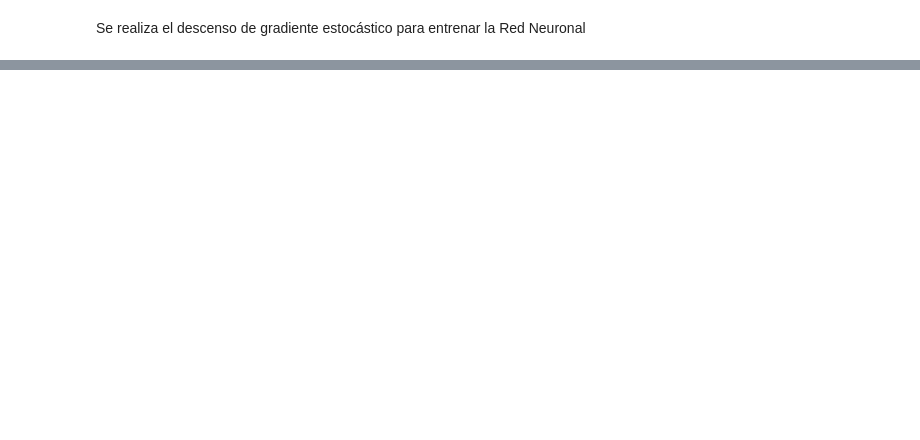
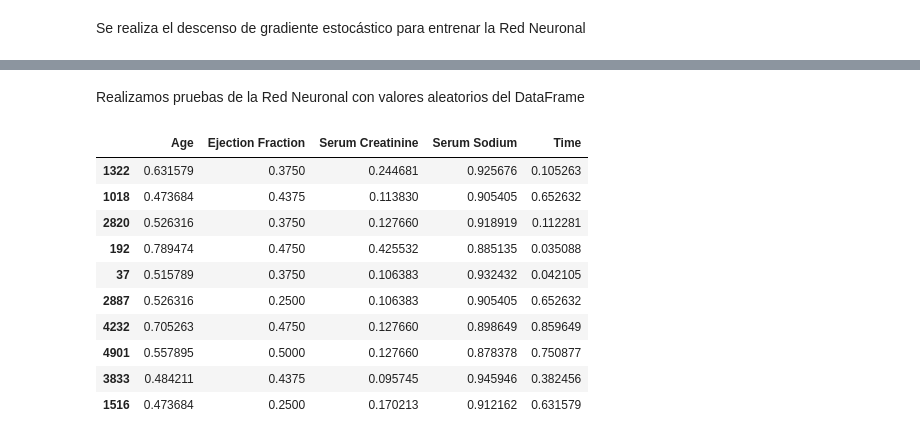
Before and after one commit to AliMarinaa/Tp-Final-Mate-3, a Jupyter notebook: TpFinal.ipynb, the cells around one changed output, grey strips where cells are left out. Saved outputs shown, nothing was run; the diff lists cells and outputs as text; code cells hidden in the pictures; blank space fills up the shorter version.

Commit message:
Se realizaron modificaciones al codigo y se agrega el script de pruebas

```diff
--- a/TpFinal.ipynb
+++ b/TpFinal.ipynb
@@ -283,0 +328,18 @@ ACCURACY:  0.589053035223789
+# %% [markdown]
+Realizamos pruebas de la Red Neuronal con valores aleatorios del DataFrame
+# %%
+data1 = ['Age','Ejection Fraction', 'Serum Creatinine','Serum Sodium', 'Time']
+filas_aleatorias = df[data1].sample(n=10)  # Obtener 10 filas aleatorias solo para las columnas especificadas en 'data'
+filas_aleatorias
+# %% [output]
+|  | Age | Ejection Fraction | Serum Creatinine | Serum Sodium | Time |
+| 1322 | 0.631579 | 0.3750 | 0.244681 | 0.925676 | 0.105263 |
+| 1018 | 0.473684 | 0.4375 | 0.113830 | 0.905405 | 0.652632 |
+| 2820 | 0.526316 | 0.3750 | 0.127660 | 0.918919 | 0.112281 |
+| 192 | 0.789474 | 0.4750 | 0.425532 | 0.885135 | 0.035088 |
+| 37 | 0.515789 | 0.3750 | 0.106383 | 0.932432 | 0.042105 |
+| 2887 | 0.526316 | 0.2500 | 0.106383 | 0.905405 | 0.652632 |
+| 4232 | 0.705263 | 0.4750 | 0.127660 | 0.898649 | 0.859649 |
+| 4901 | 0.557895 | 0.5000 | 0.127660 | 0.878378 | 0.750877 |
+| 3833 | 0.484211 | 0.4375 | 0.095745 | 0.945946 | 0.382456 |
+| 1516 | 0.473684 | 0.2500 | 0.170213 | 0.912162 | 0.631579 |
```
Also changed, not shown: parts of 17 cells of this notebook, 1 other file.
